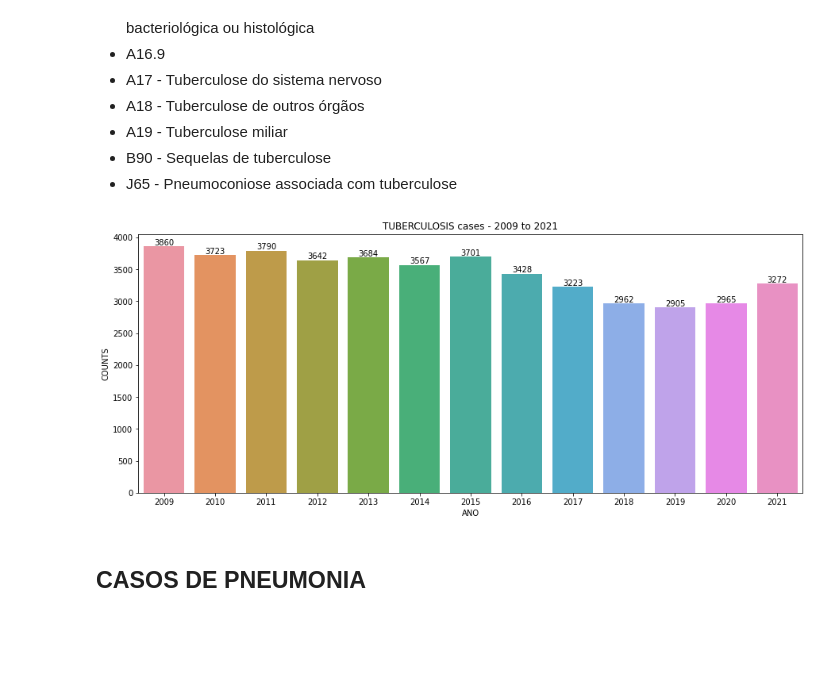
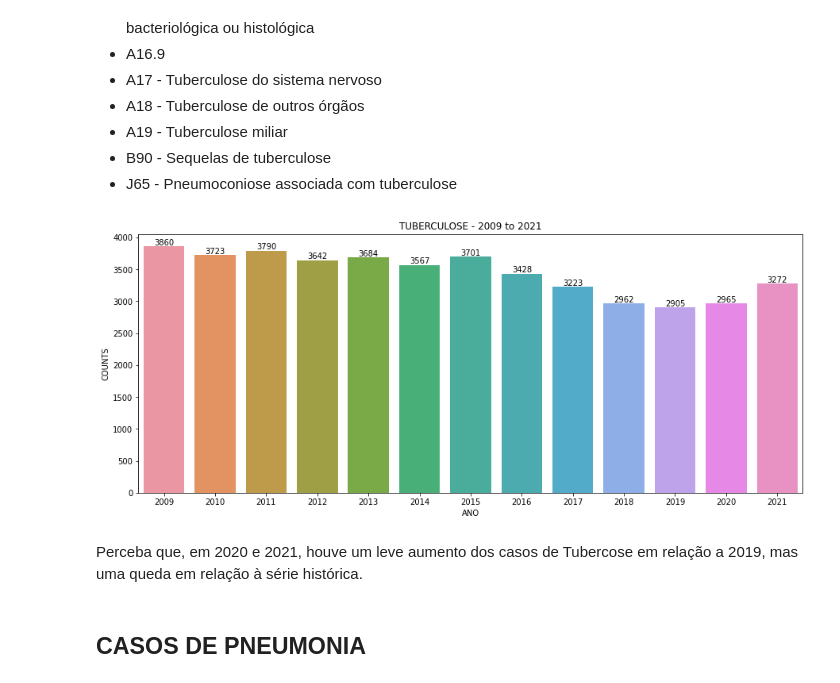
Before and after one commit to marciopmm/Estudo_COVID-19, a Jupyter notebook: Dados.ipynb, the cells around one changed output. Saved outputs shown, nothing was run; the diff lists cells and outputs as text; code cells hidden in the pictures; blank space fills up the shorter version.

```diff
--- a/Dados.ipynb
+++ b/Dados.ipynb
@@ -209,31 +209,33 @@ Códigos para Tuberculose:
 # %%
 tub_codes = [
     'A15',
     'A16',
     'A160',
     'A161',
     'A162',
     'A163',
     'A164',
     'A165',
     'A167',
     'A169',
     'A17',
     'A18',
     'A19',
     'B90',
     'J65']
 df_tuberculose = df_tratado[df_tratado['CAUSABAS'].isin(tub_codes)]
 tuberculose_por_ano = df_tuberculose.groupby(['ANO']).size().reset_index(name='COUNTS')
 
 plt.figure(figsize=(15,6))
-plt.title('TUBERCULOSIS cases - 2009 to 2021')
+plt.title('TUBERCULOSE - 2009 to 2021')
 ax = sns.barplot(x='ANO', y='COUNTS', data=tuberculose_por_ano)
 ax.bar_label(ax.containers[0])
 #sns.lineplot(data=tuberculose_por_ano['COUNTS'])
 plt.show()
 # %% [output]
-[figure, old version]
+[figure, new version]
+# %% [markdown]
+Perceba que, em 2020 e 2021, houve um leve aumento dos casos de Tubercose em relação a 2019, mas uma queda em relação à série histórica.
 # %% [markdown]
 ## CASOS DE PNEUMONIA
 # %% [markdown]
```
Also changed, not shown: parts of 7 cells of this notebook.
